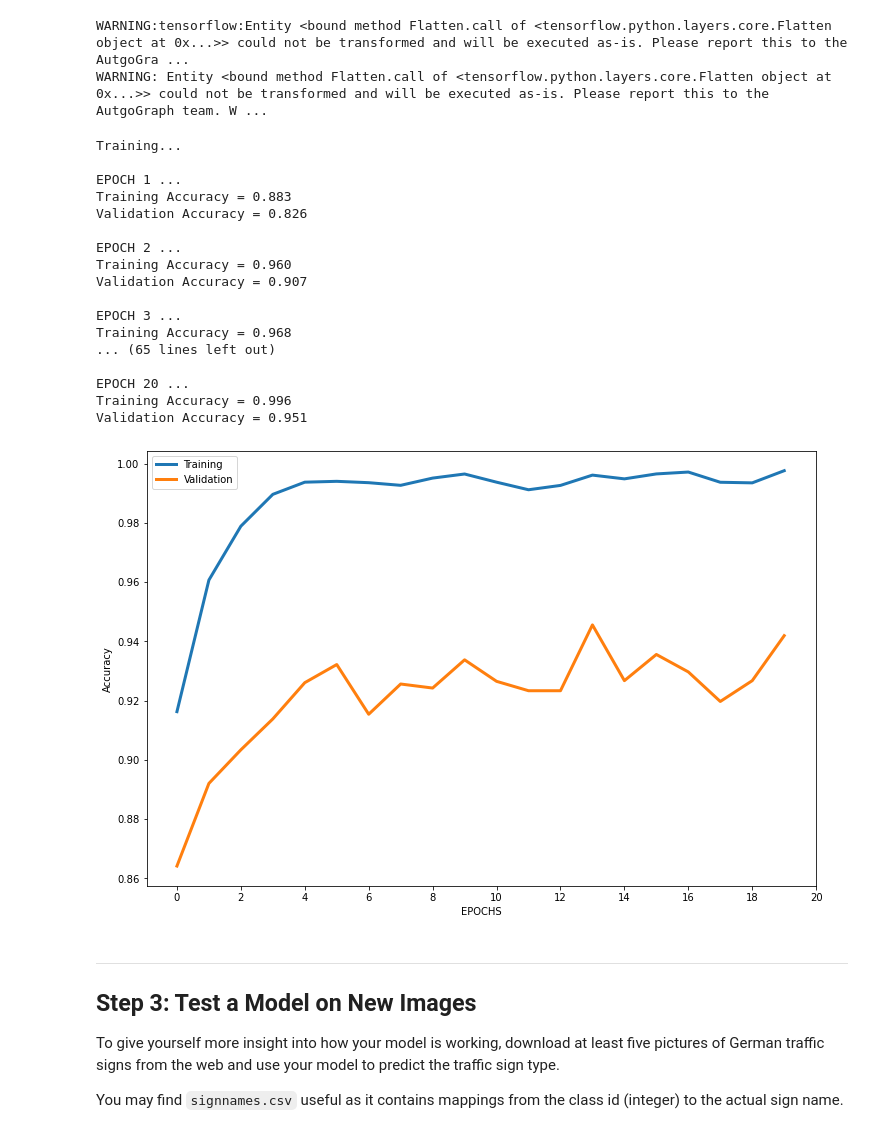
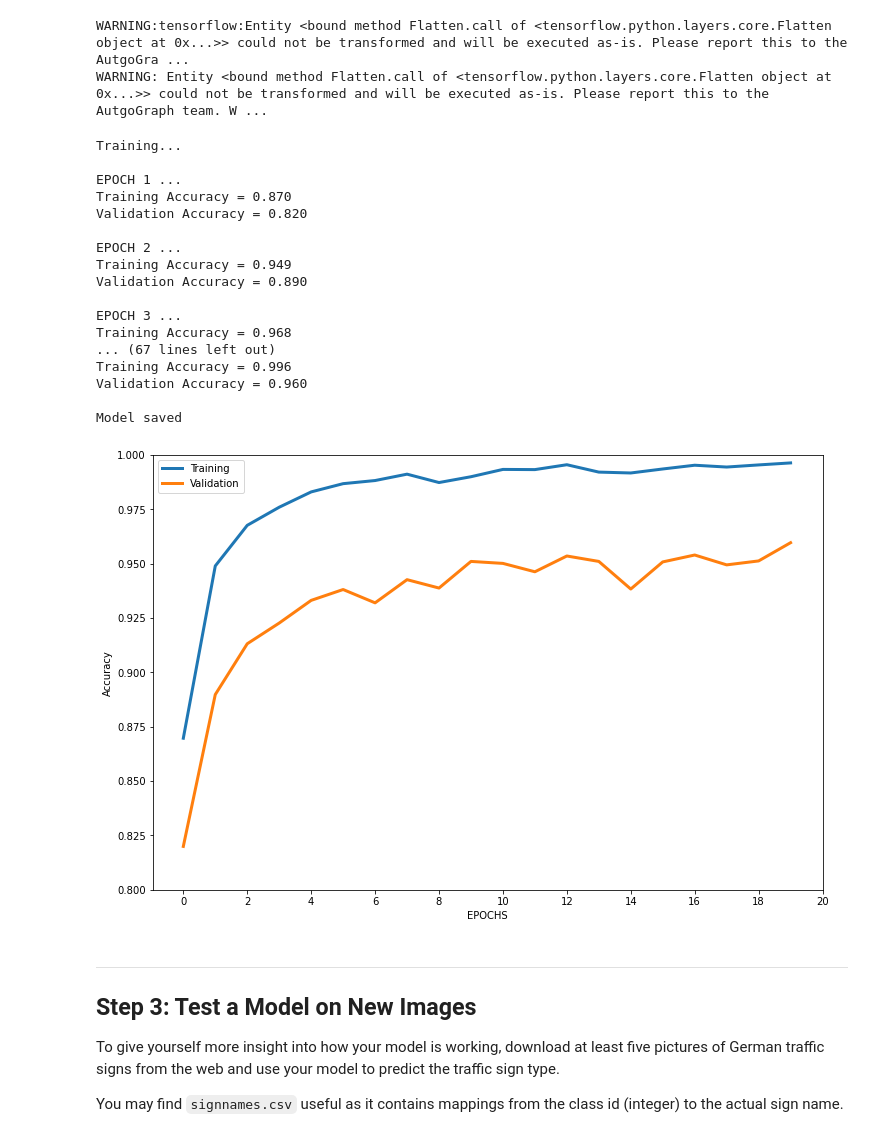
Before and after one commit to vktemel/trafficSignClassifier, a Jupyter notebook: Traffic_Sign_Classifier.ipynb, the cells around one changed output. Drawn from its saved outputs; the diff is of its cells as text; code cells hidden in the pictures.

Commit message:
cleaned up the plot and deleted a connected layer

```diff
--- a/Traffic_Sign_Classifier.ipynb
+++ b/Traffic_Sign_Classifier.ipynb
@@ -230,8 +230,7 @@ def modelTS(x):
         'wcl1' : tf.Variable(tf.truncated_normal([5, 5, 1, 6], mean = mu, stddev = sigma)),
         'wcl2' : tf.Variable(tf.truncated_normal([5, 5, 6, 16], mean = mu, stddev = sigma)),
         'wfc1' : tf.Variable(tf.truncated_normal([400, 120], mean = mu, stddev = sigma)),
-        'wfc2' : tf.Variable(tf.truncated_normal([120, 43], mean = mu, stddev = sigma)),
-        'wfc3' : tf.Variable(tf.truncated_normal([120, 43], mean = mu, stddev = sigma))
+        'wfc2' : tf.Variable(tf.truncated_normal([120, 43], mean = mu, stddev = sigma))
     }
 
     # Biases
@@ -239,8 +238,7 @@ def modelTS(x):
         'bcl1' : tf.Variable(tf.zeros(6)),
         'bcl2' : tf.Variable(tf.zeros(16)),
         'bfc1' : tf.Variable(tf.zeros(120)),
-        'bfc2' : tf.Variable(tf.zeros(43)),
-        'bfc3' : tf.Variable(tf.zeros(43))
+        'bfc2' : tf.Variable(tf.zeros(43))
     }
 
     # First convolution layer (32x32x3 to 28x28x6)
@@ -276,12 +274,6 @@ def modelTS(x):
     full_conn1 = tf.nn.dropout(full_conn1, rate = (1-keep_prob))
 
     # First Full Connected Layer (400 to 120)
-    # full_conn2 = tf.add(tf.matmul(full_conn1, weights['wfc2']), biases['bfc2'])
-
-    # Activation
-    # full_conn2 = tf.nn.relu(full_conn2)
-
-    # First Full Connected Layer (400 to 120)
     output_layer = tf.add(tf.matmul(full_conn1, weights['wfc2']), biases['bfc2'])
 
     return output_layer
@@ -335,53 +327,53 @@ with tf.Session() as sess:
     validation_accuracy = []
 
     print("Training...")
     print()
     for i in range(EPOCHS):
         X_train, y_train = shuffle(X_train, y_train)
         for offset in range(0, num_examples, BATCH_SIZE):
             end = offset + BATCH_SIZE
             batch_x, batch_y = X_train[offset:end], y_train[offset:end]
             sess.run(training_operation, feed_dict={x: batch_x, y: batch_y, keep_prob: 0.5})
 
         training_accuracy.append(evaluate(X_train, y_train))
         validation_accuracy.append(evaluate(X_valid, y_valid))
         print("EPOCH {} ...".format(i+1))
         print("Training Accuracy = {:.3f}".format(training_accuracy[i]))
         print("Validation Accuracy = {:.3f}".format(validation_accuracy[i]))
         print()
 
     saver.save(sess, './lenet')
     print("Model saved")
+
+plt.figure(figsize=(12,8))
+plt.plot(training_accuracy, linewidth=3, label='Training')
+plt.plot(validation_accuracy, linewidth=3, label='Validation')
+plt.xticks(np.arange(0, 21, 2));
+plt.ylim(0.8, 1.0)
+plt.ylabel('Accuracy')
+plt.xlabel('EPOCHS')
+plt.title('')
+plt.legend()
+plt.savefig('ModelAccuracyPlot.png')
 # %% [output]
 Training...
 
 EPOCH 1 ...
-Training Accuracy = 0.883
-Validation Accuracy = 0.826
+Training Accuracy = 0.870
+Validation Accuracy = 0.820
 
 EPOCH 2 ...
-Training Accuracy = 0.960
-Validation Accuracy = 0.907
+Training Accuracy = 0.949
+Validation Accuracy = 0.890
 
 EPOCH 3 ...
 Training Accuracy = 0.968
-... (65 lines left out)
+... (67 lines left out)
+Training Accuracy = 0.996
+Validation Accuracy = 0.960
 
-EPOCH 20 ...
-Training Accuracy = 0.996
-Validation Accuracy = 0.951
+Model saved
+[figure, added]
-# %%
-plt.figure(figsize=(12,8))
-plt.plot(training_accuracy, linewidth=3, label='Training')
-plt.plot(validation_accuracy, linewidth=3, label='Validation')
-plt.xticks(np.arange(0, 21, 2));
-plt.ylabel('Accuracy')
-plt.xlabel('EPOCHS')
-plt.title('')
-plt.legend()
-plt.savefig('LeNetTrainValidResult.png')
-# %% [output]
-[figure, removed]
 # %% [markdown]
 ---
 
```
Also changed, not shown: 3 other files.
